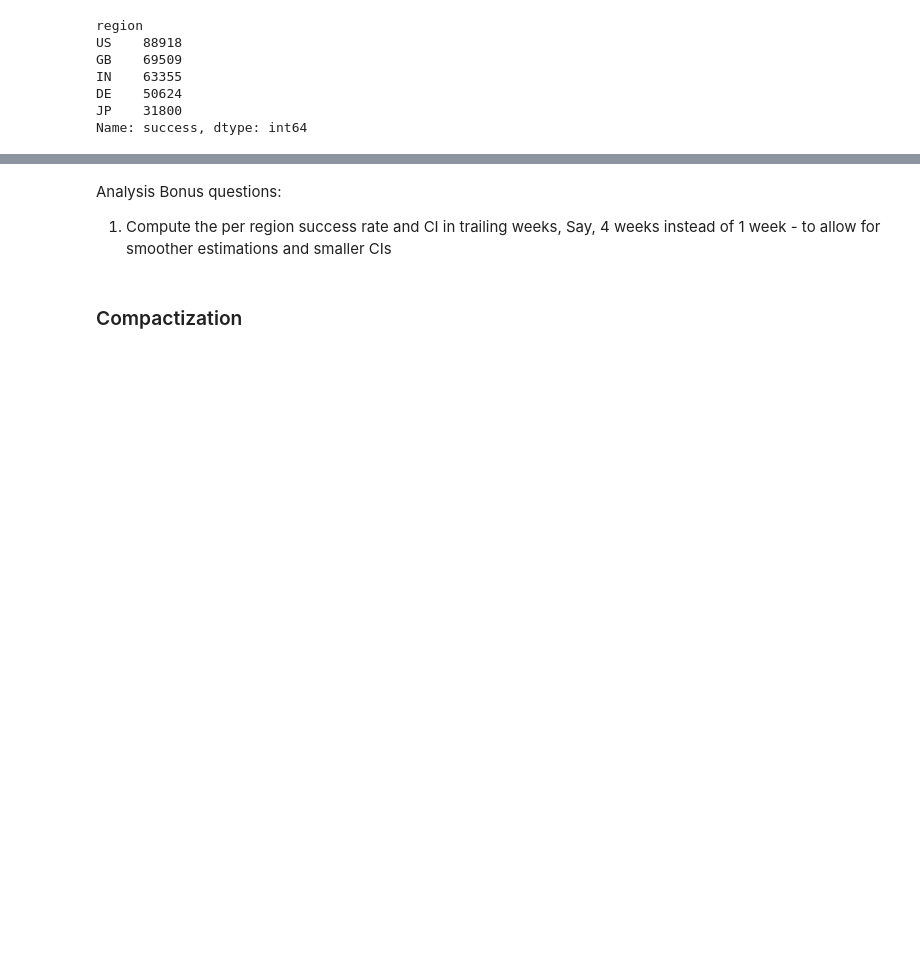
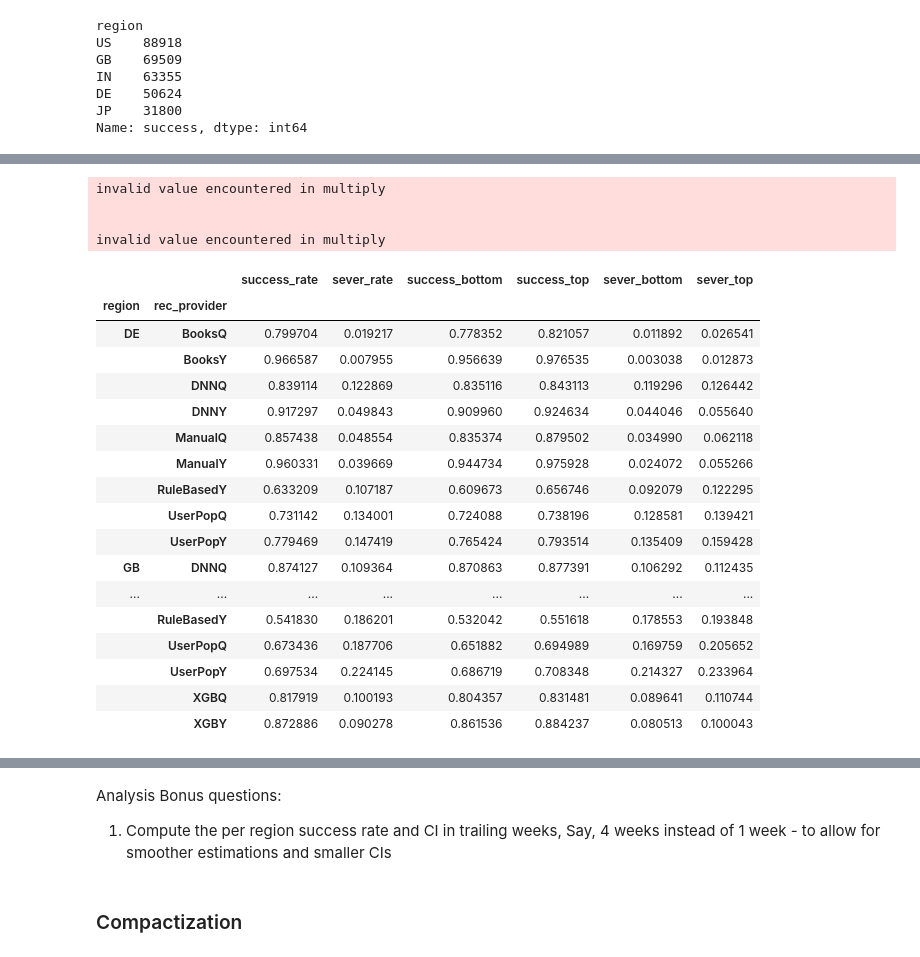
Before and after one commit to roiperlman/Python-ML--Pandas, a Jupyter notebook: Exercise 2.ipynb, the cells around one changed output, grey strips where cells are left out. Saved outputs shown, nothing was run; the diff lists cells and outputs as text; code cells hidden in the pictures; blank space fills up the shorter version.

```diff
--- a/Exercise 2.ipynb
+++ b/Exercise 2.ipynb
@@ -519,0 +517,42 @@ Name: success, dtype: int64
+# %%
+from typing import Callable
+
+import numpy as np
+import scipy.stats as st
+
+def get_interval_for_series(alpha=0.95, label='') -> Callable[[Series], Series]:
+        def get_interval(series: Series) -> Series:
+            bottom, top = st.t.interval(alpha=alpha, df=len(series)-1,
+                  loc=np.mean(series),
+                  scale=st.sem(series))
+            return Series({f'{label}_bottom': bottom, f'{label}_top': top})
+        return get_interval
+
+def get_rates_df(groupby: list[str], metrics: list[str]):
+    agg = {metric: ag for (metric, ag) in list(map(lambda m: (m, ['count', 'sum']),metrics)) }
+    columns = [*groupby, *metrics]
+    return ad_recs[columns].groupby(groupby)\
+        .agg(agg)\
+        .apply(lambda row: Series({
+            key: value
+        for (key, value) in map(lambda metric: (
+            f'{metric}_rate',
+            row[(metric, 'sum')] / row[(metric, 'count')]
+        ), metrics)
+        }), axis=1)
+
+def get_ci_df(groupby: list[str], metrics: list[str]):
+    columns = [*groupby, *metrics]
+    dfs = list(map(lambda metric: ad_recs[columns]
+                   .groupby(groupby)[metric]
+                   .apply(get_interval_for_series(label=metric))
+                   .unstack()
+                   ,metrics))
+    return dfs[0] if len(dfs) == 1 else pd.merge(*dfs, on=groupby)
+
+def get_ci_and_rates(groupby: list[str], metrics: list[str]):
+    return pd.merge(
+        get_rates_df(groupby=groupby, metrics=metrics),
+        get_ci_df(groupby=groupby, metrics=metrics),
+        on=groupby
+    )
@@ -519,0 +592,26 @@ Name: success, dtype: int64
+# %%
+#19
+get_ci_and_rates(groupby=['region','rec_provider'], metrics=['success', 'sever'])
+# %% [output]
+invalid value encountered in multiply
+
+
+invalid value encountered in multiply
+|  |  | success_rate | sever_rate | success_bottom | success_top | sever_bottom | sever_top |
+| region | rec_provider |  |  |  |  |  |  |
+| DE | BooksQ | 0.799704 | 0.019217 | 0.778352 | 0.821057 | 0.011892 | 0.026541 |
+|  | BooksY | 0.966587 | 0.007955 | 0.956639 | 0.976535 | 0.003038 | 0.012873 |
+|  | DNNQ | 0.839114 | 0.122869 | 0.835116 | 0.843113 | 0.119296 | 0.126442 |
+|  | DNNY | 0.917297 | 0.049843 | 0.909960 | 0.924634 | 0.044046 | 0.055640 |
+|  | ManualQ | 0.857438 | 0.048554 | 0.835374 | 0.879502 | 0.034990 | 0.062118 |
+|  | ManualY | 0.960331 | 0.039669 | 0.944734 | 0.975928 | 0.024072 | 0.055266 |
+|  | RuleBasedY | 0.633209 | 0.107187 | 0.609673 | 0.656746 | 0.092079 | 0.122295 |
+|  | UserPopQ | 0.731142 | 0.134001 | 0.724088 | 0.738196 | 0.128581 | 0.139421 |
+|  | UserPopY | 0.779469 | 0.147419 | 0.765424 | 0.793514 | 0.135409 | 0.159428 |
+| GB | DNNQ | 0.874127 | 0.109364 | 0.870863 | 0.877391 | 0.106292 | 0.112435 |
+| ... | ... | ... | ... | ... | ... | ... | ... |
+|  | RuleBasedY | 0.541830 | 0.186201 | 0.532042 | 0.551618 | 0.178553 | 0.193848 |
+|  | UserPopQ | 0.673436 | 0.187706 | 0.651882 | 0.694989 | 0.169759 | 0.205652 |
+|  | UserPopY | 0.697534 | 0.224145 | 0.686719 | 0.708348 | 0.214327 | 0.233964 |
+|  | XGBQ | 0.817919 | 0.100193 | 0.804357 | 0.831481 | 0.089641 | 0.110744 |
+|  | XGBY | 0.872886 | 0.090278 | 0.861536 | 0.884237 | 0.080513 | 0.100043 |
```
Also changed, not shown: parts of 14 cells of this notebook.
